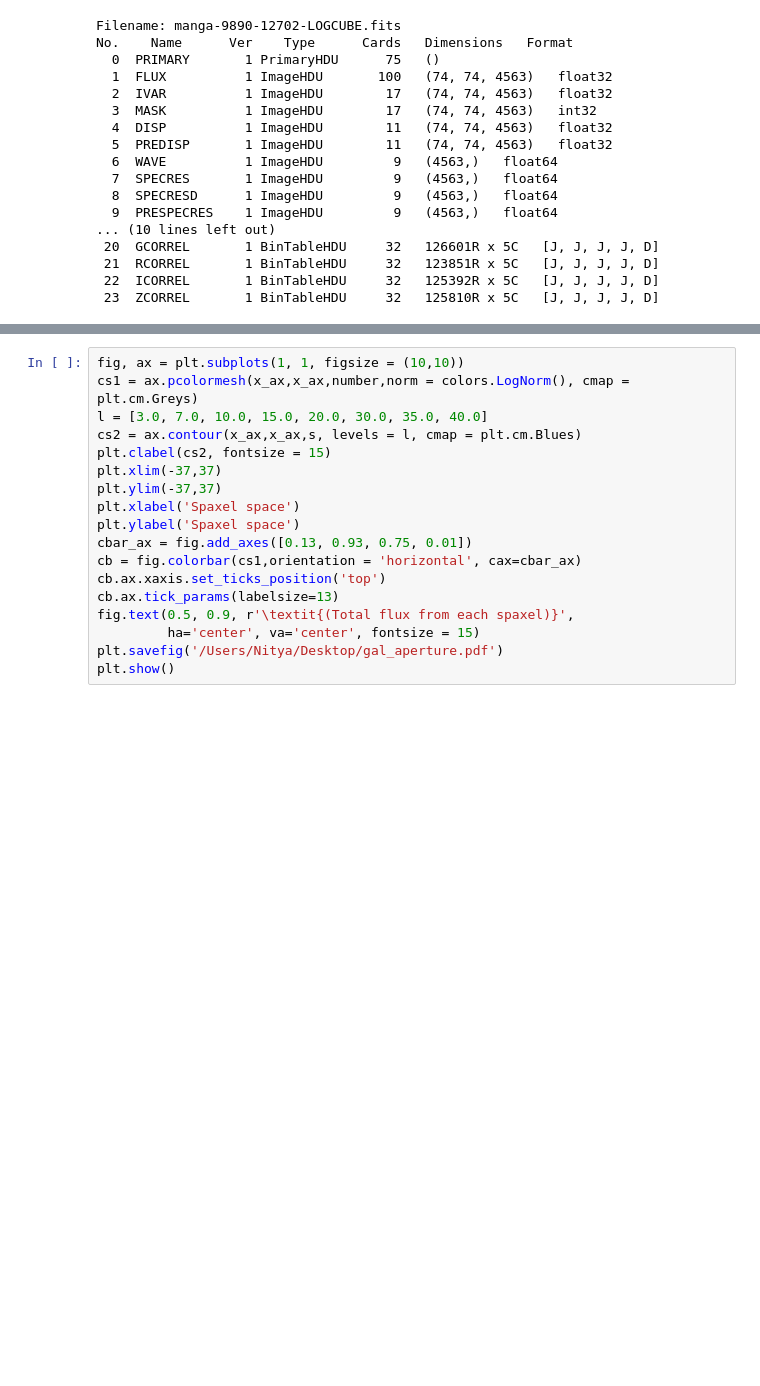
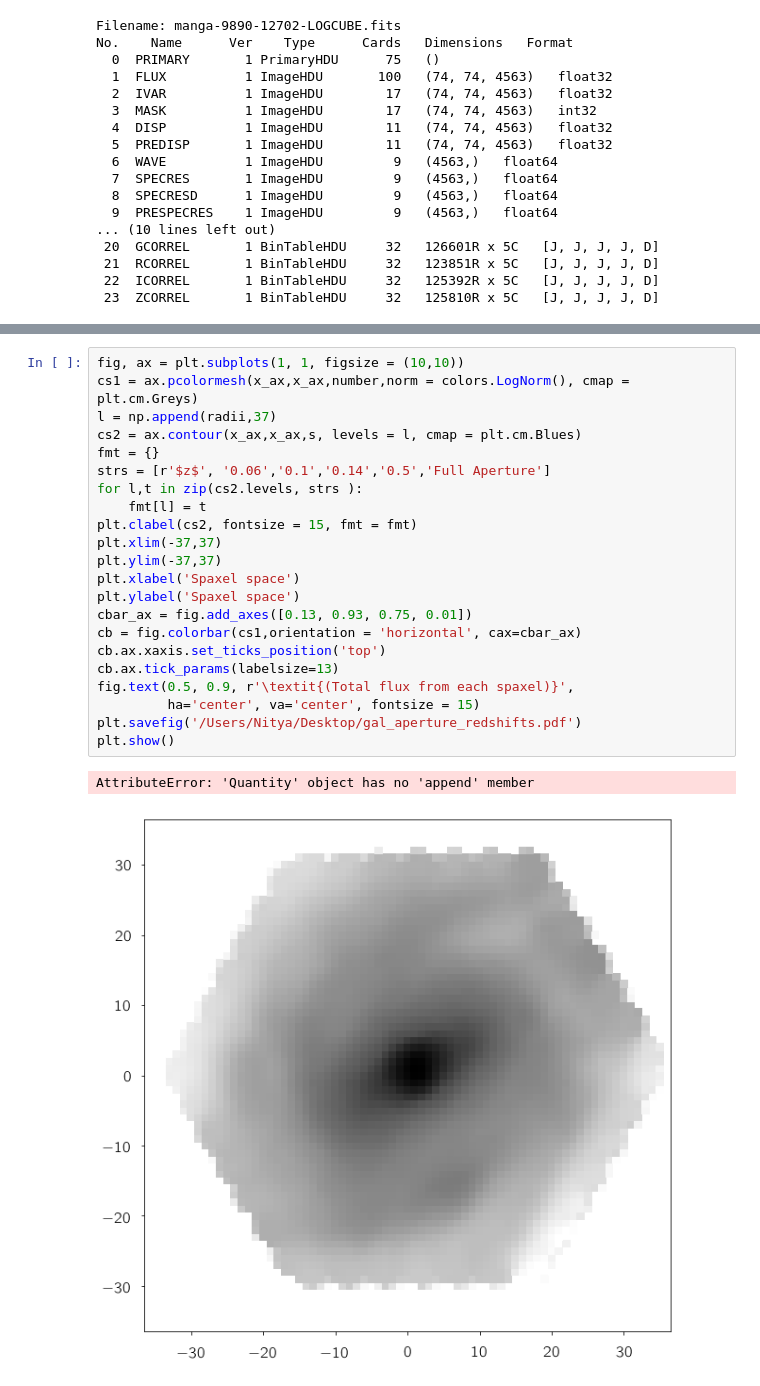
Before and after one commit to nityamd/aperture_effects, a Jupyter notebook: Aperture_Effects.ipynb, the cells around one changed output, grey strips where cells are left out. Drawn from its saved outputs; the diff is of its cells as text; blank space fills up the shorter version.

```diff
--- a/Aperture_Effects.ipynb
+++ b/Aperture_Effects.ipynb
@@ -205,18 +162,25 @@ number = np.ma.array(ting, mask = ting <= 10)
 # %%
 fig, ax = plt.subplots(1, 1, figsize = (10,10))
 cs1 = ax.pcolormesh(x_ax,x_ax,number,norm = colors.LogNorm(), cmap = plt.cm.Greys)
-l = [3.0, 7.0, 10.0, 15.0, 20.0, 30.0, 35.0, 40.0]
+l = np.append(radii,37)
 cs2 = ax.contour(x_ax,x_ax,s, levels = l, cmap = plt.cm.Blues)
-plt.clabel(cs2, fontsize = 15)
+fmt = {}
+strs = [r'$z$', '0.06','0.1','0.14','0.5','Full Aperture']
+for l,t in zip(cs2.levels, strs ):
+    fmt[l] = t
+plt.clabel(cs2, fontsize = 15, fmt = fmt)
 plt.xlim(-37,37)
 plt.ylim(-37,37)
 plt.xlabel('Spaxel space')
 plt.ylabel('Spaxel space')
 cbar_ax = fig.add_axes([0.13, 0.93, 0.75, 0.01])
 cb = fig.colorbar(cs1,orientation = 'horizontal', cax=cbar_ax)
 cb.ax.xaxis.set_ticks_position('top')
 cb.ax.tick_params(labelsize=13)
 fig.text(0.5, 0.9, r'\textit{(Total flux from each spaxel)}',
          ha='center', va='center', fontsize = 15)
-plt.savefig('/Users/Nitya/Desktop/gal_aperture.pdf')
+plt.savefig('/Users/Nitya/Desktop/gal_aperture_redshifts.pdf')
 plt.show()
+# %% [output]
+AttributeError: 'Quantity' object has no 'append' member
+[figure, added]
```
Also changed, not shown: parts of 18 cells of this notebook, 1 other file.
